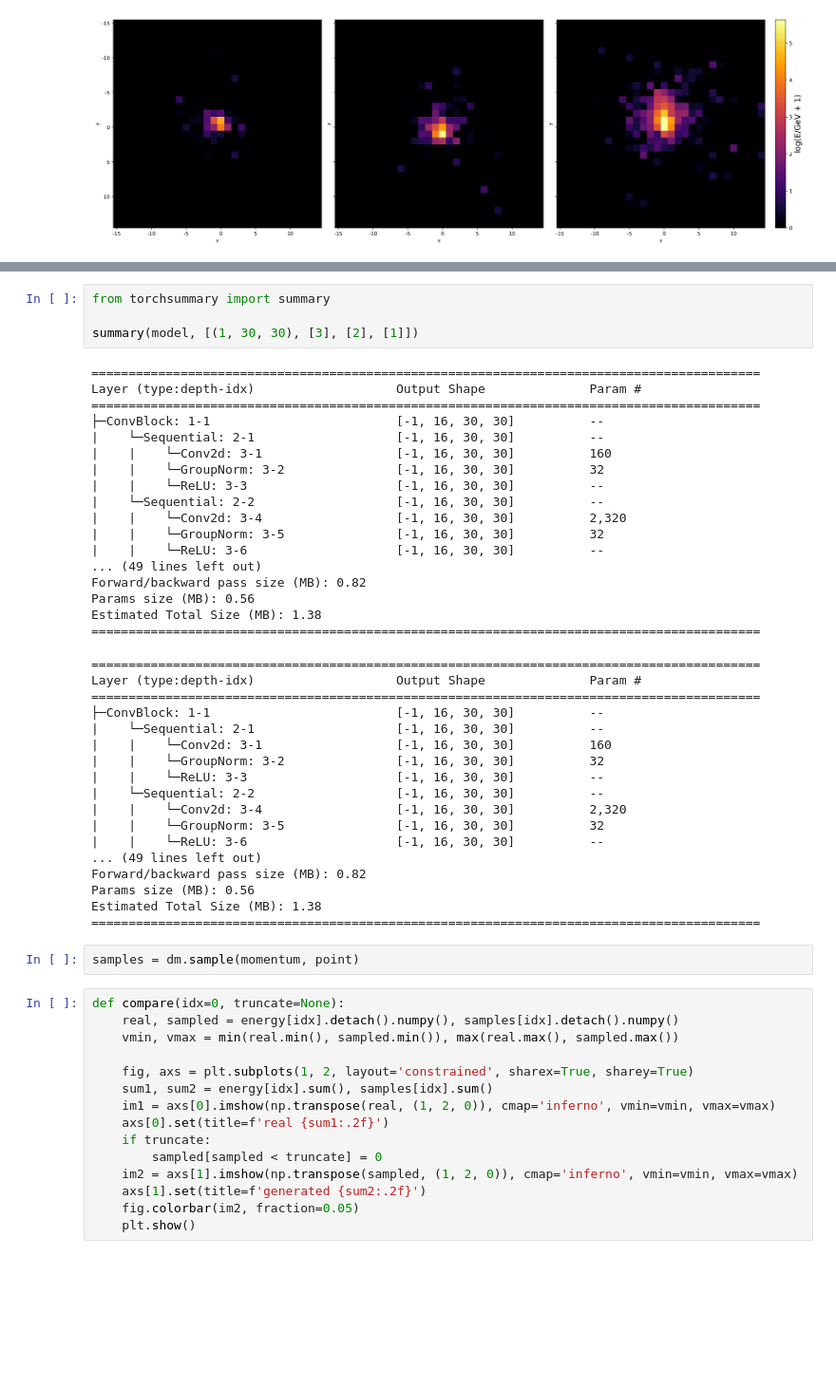
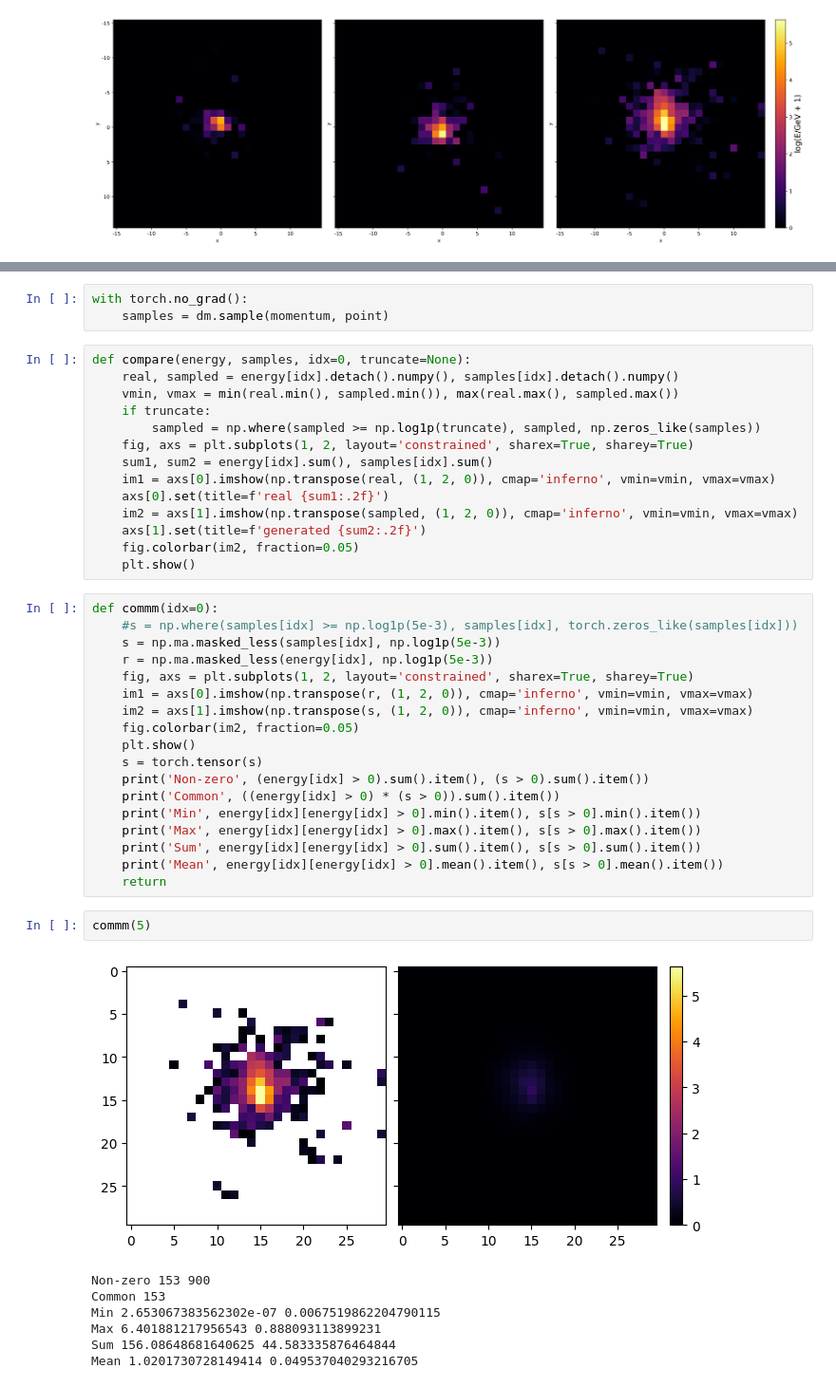
Before and after one commit to sashaatlasov/DiffusionDipolma, a Jupyter notebook: test.ipynb, the cells around one changed output, grey strips where cells are left out. Shown at 95% size. Saved outputs shown, nothing was run; the diff lists cells and outputs as text; blank space fills up the shorter version.

```diff
--- a/test.ipynb
+++ b/test.ipynb
@@ -80,56 +67,45 @@ ExecutableNotFound: failed to execute PosixPath('dot'), make sure the Graphviz e
-# %%
-from torchsummary import summary
-
-summary(model, [(1, 30, 30), [3], [2], [1]])
-# %% [output]
-==========================================================================================
-Layer (type:depth-idx)                   Output Shape              Param #
-==========================================================================================
-├─ConvBlock: 1-1                         [-1, 16, 30, 30]          --
-|    └─Sequential: 2-1                   [-1, 16, 30, 30]          --
-|    |    └─Conv2d: 3-1                  [-1, 16, 30, 30]          160
-|    |    └─GroupNorm: 3-2               [-1, 16, 30, 30]          32
-|    |    └─ReLU: 3-3                    [-1, 16, 30, 30]          --
-|    └─Sequential: 2-2                   [-1, 16, 30, 30]          --
-|    |    └─Conv2d: 3-4                  [-1, 16, 30, 30]          2,320
-|    |    └─GroupNorm: 3-5               [-1, 16, 30, 30]          32
-|    |    └─ReLU: 3-6                    [-1, 16, 30, 30]          --
-... (49 lines left out)
-Forward/backward pass size (MB): 0.82
-Params size (MB): 0.56
-Estimated Total Size (MB): 1.38
-==========================================================================================
-==========================================================================================
-Layer (type:depth-idx)                   Output Shape              Param #
-==========================================================================================
-├─ConvBlock: 1-1                         [-1, 16, 30, 30]          --
-|    └─Sequential: 2-1                   [-1, 16, 30, 30]          --
-|    |    └─Conv2d: 3-1                  [-1, 16, 30, 30]          160
-|    |    └─GroupNorm: 3-2               [-1, 16, 30, 30]          32
-|    |    └─ReLU: 3-3                    [-1, 16, 30, 30]          --
-|    └─Sequential: 2-2                   [-1, 16, 30, 30]          --
-|    |    └─Conv2d: 3-4                  [-1, 16, 30, 30]          2,320
-|    |    └─GroupNorm: 3-5               [-1, 16, 30, 30]          32
-|    |    └─ReLU: 3-6                    [-1, 16, 30, 30]          --
-... (49 lines left out)
-Forward/backward pass size (MB): 0.82
-Params size (MB): 0.56
-Estimated Total Size (MB): 1.38
-==========================================================================================
 # %%
-samples = dm.sample(momentum, point)
+with torch.no_grad():
+    samples = dm.sample(momentum, point)
 # %%
-def compare(idx=0, truncate=None):
+def compare(energy, samples, idx=0, truncate=None):
     real, sampled = energy[idx].detach().numpy(), samples[idx].detach().numpy()
     vmin, vmax = min(real.min(), sampled.min()), max(real.max(), sampled.max())
-
+    if truncate:
+        sampled = np.where(sampled >= np.log1p(truncate), sampled, np.zeros_like(samples))
     fig, axs = plt.subplots(1, 2, layout='constrained', sharex=True, sharey=True)
     sum1, sum2 = energy[idx].sum(), samples[idx].sum()
     im1 = axs[0].imshow(np.transpose(real, (1, 2, 0)), cmap='inferno', vmin=vmin, vmax=vmax)
     axs[0].set(title=f'real {sum1:.2f}')
-    if truncate:
-        sampled[sampled < truncate] = 0
     im2 = axs[1].imshow(np.transpose(sampled, (1, 2, 0)), cmap='inferno', vmin=vmin, vmax=vmax)
     axs[1].set(title=f'generated {sum2:.2f}')
     fig.colorbar(im2, fraction=0.05)
     plt.show()
+# %%
+def commm(idx=0):
+    #s = np.where(samples[idx] >= np.log1p(5e-3), samples[idx], torch.zeros_like(samples[idx]))
+    s = np.ma.masked_less(samples[idx], np.log1p(5e-3))
+    r = np.ma.masked_less(energy[idx], np.log1p(5e-3))
+    fig, axs = plt.subplots(1, 2, layout='constrained', sharex=True, sharey=True)
+    im1 = axs[0].imshow(np.transpose(r, (1, 2, 0)), cmap='inferno', vmin=vmin, vmax=vmax)
+    im2 = axs[1].imshow(np.transpose(s, (1, 2, 0)), cmap='inferno', vmin=vmin, vmax=vmax)
+    fig.colorbar(im2, fraction=0.05)
+    plt.show()
+    s = torch.tensor(s)
+    print('Non-zero', (energy[idx] > 0).sum().item(), (s > 0).sum().item())
+    print('Common', ((energy[idx] > 0) * (s > 0)).sum().item())
+    print('Min', energy[idx][energy[idx] > 0].min().item(), s[s > 0].min().item())
+    print('Max', energy[idx][energy[idx] > 0].max().item(), s[s > 0].max().item())
+    print('Sum', energy[idx][energy[idx] > 0].sum().item(), s[s > 0].sum().item())
+    print('Mean', energy[idx][energy[idx] > 0].mean().item(), s[s > 0].mean().item())
+    return
+# %%
+commm(5)
+# %% [output]
+[figure, added]
+Non-zero 153 900
+Common 153
+Min 2.653067383562302e-07 0.0067519862204790115
+Max 6.401881217956543 0.888093113899231
+Sum 156.08648681640625 44.583335876464844
+Mean 1.0201730728149414 0.049537040293216705
```
Also changed, not shown: parts of 11 cells of this notebook, 2 other files.
